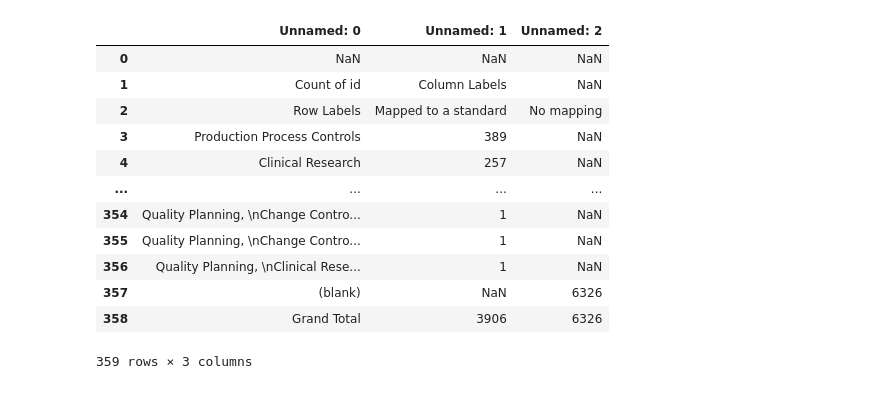
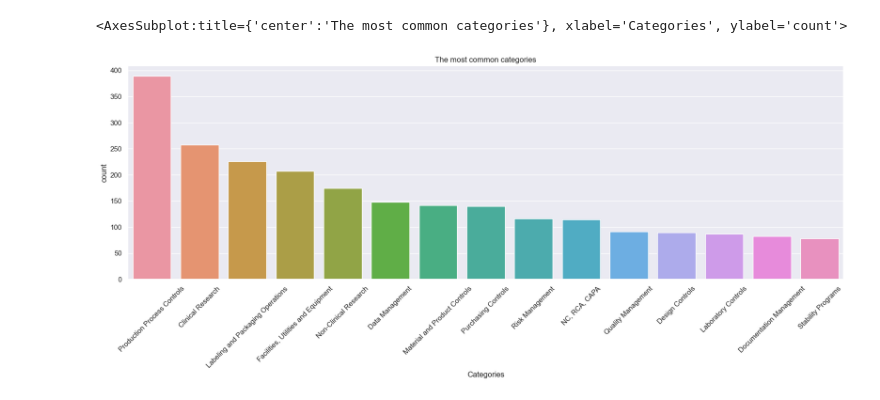
Before and after one commit to vishu-tyagi/JNJ-Capstone-Project, a Jupyter notebook: notebooks/eda.ipynb, the cells around one changed output. Saved outputs shown, nothing was run; the diff lists cells and outputs as text; code cells hidden in the pictures.

```diff
--- a/notebooks/eda.ipynb
+++ b/notebooks/eda.ipynb
@@ -12,4 +12,7 @@ config.CURRENT_PATH = PARENT_PATH
 data = DataClass(config)
 # %%
 import pandas as pd
-df = pd.read_excel(os.path.join(data.data_path, "Regulatory Requirements.xlsx"))
+categories = pd.read_excel(os.path.join(data.data_path, "Regulatory Requirements.xlsx"))[3:]
+categories = categories.reset_index(drop = True)
+categories = categories.rename(columns={'Unnamed: 0': 'Categories', 'Unnamed: 1': 'count','Unnamed: 2': 'No mapping'})
+categories
@@ -16,16 +32,0 @@ df = pd.read_excel(os.path.join(data.data_path, "Regulatory Requirements.xlsx"))
-# %%
-df
-# %% [output]
-|  | Unnamed: 0 | Unnamed: 1 | Unnamed: 2 |
-| 0 | NaN | NaN | NaN |
-| 1 | Count of id | Column Labels | NaN |
-| 2 | Row Labels | Mapped to a standard | No mapping |
-| 3 | Production Process Controls | 389 | NaN |
-| 4 | Clinical Research | 257 | NaN |
-| ... | ... | ... | ... |
-| 354 | Quality Planning, \nChange Contro... | 1 | NaN |
-| 355 | Quality Planning, \nChange Contro... | 1 | NaN |
-| 356 | Quality Planning, \nClinical Rese... | 1 | NaN |
-| 357 | (blank) | NaN | 6326 |
-| 358 | Grand Total | 3906 | 6326 |
-359 rows × 3 columns
@@ -31,0 +36,8 @@ df
+# %%
+plt.figure(figsize = (20,6))
+plt.xticks(rotation=45)
+plt.title("The most common categories")
+sns.barplot(categories[:15], x = "Categories", y = "count")
+# %% [output]
+<AxesSubplot:title={'center':'The most common categories'}, xlabel='Categories', ylabel='count'>
+[figure, added]
```
Also changed, not shown: parts of 11 cells of this notebook.
